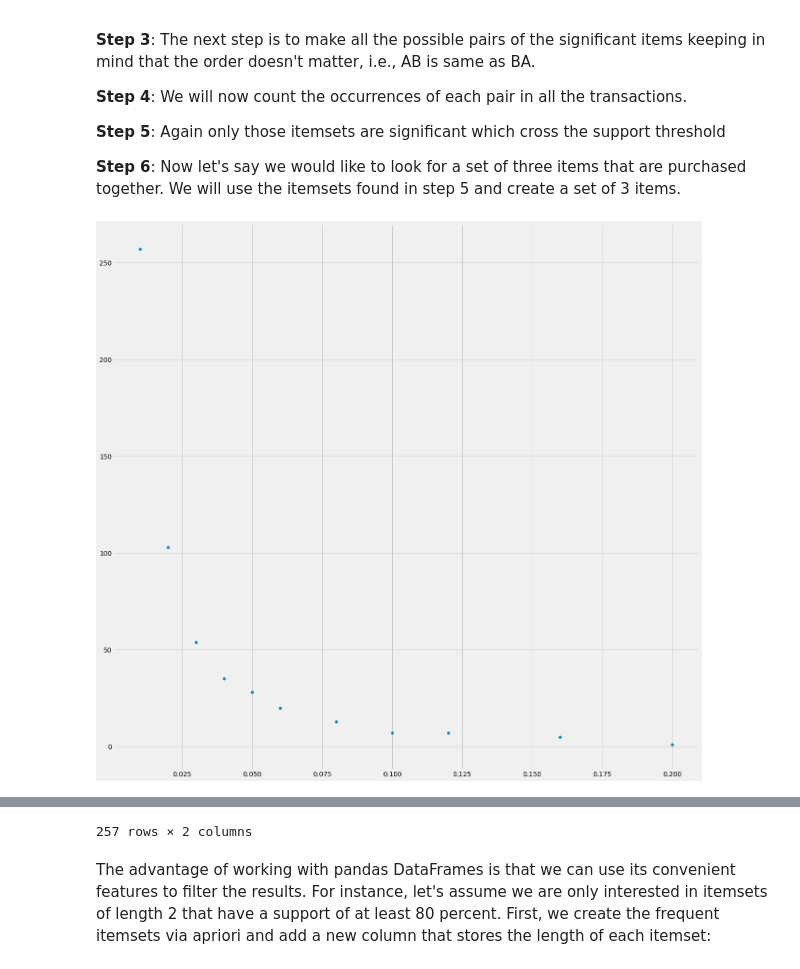
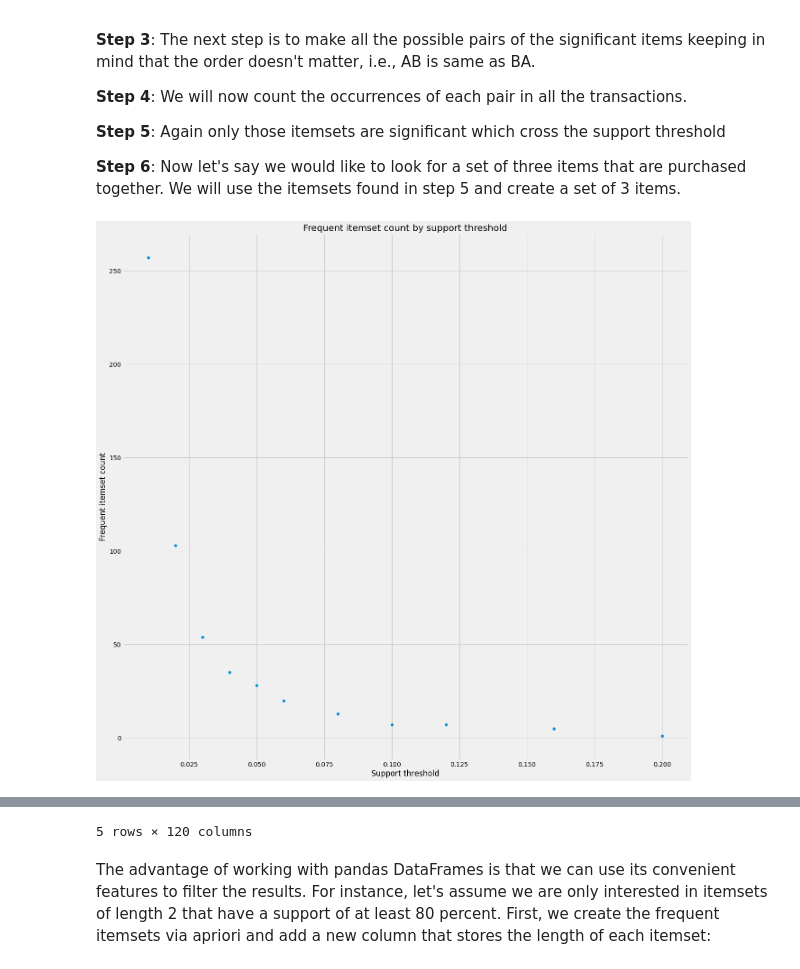
Before and after one commit to kelseyneis/data-mining, a Jupyter notebook: data_mining_project_2/Experiment - 1/apriori_analysis.ipynb, the cells around one changed output, grey strips where cells are left out. Saved outputs shown, nothing was run; the diff lists cells and outputs as text; code cells hidden in the pictures.

```diff
--- a/data_mining_project_2/Experiment - 1/apriori_analysis.ipynb
+++ b/data_mining_project_2/Experiment - 1/apriori_analysis.ipynb
@@ -255,21 +264,22 @@ A key concept in Apriori algorithm is the anti-monotonicity of the support measu
 # %%
 from mlxtend.frequent_patterns import apriori
 
 
 #Now, let us return the items and itemsets with at least 1% support:
 apriori(data, min_support = 0.01, use_colnames = True)
 
 # Question 8
 support_threholds = [.01, .02, .03, .04, .05, .06, .08, .1, .12, .16, .2]
 support_counts = []
 for i in support_threholds:
     ap = apriori(data, min_support = i)
     support_counts.append(len(ap))
 
 plt.scatter(support_threholds, support_counts)
 plt.xlabel("Support threshold")
 plt.ylabel("Frequent itemset count")
 plt.title("Frequent itemset count by support threshold")
 plt.show()
+data.head()
 # %% [output]
-[figure, old version]
+[figure, new version]
@@ -288,4 +292,4 @@ plt.show()
-257 rows × 2 columns
+5 rows × 120 columns
 # %% [markdown]
 The advantage of working with pandas DataFrames is that we can use its convenient features to filter the results. For instance, let's assume we are only interested in itemsets of length 2 that have a support of at least 80 percent. First, we create the frequent itemsets via apriori and add a new column that stores the length of each itemset:
 # %% [markdown]
```
Also changed, not shown: parts of 7 cells of this notebook, 5 other files.
